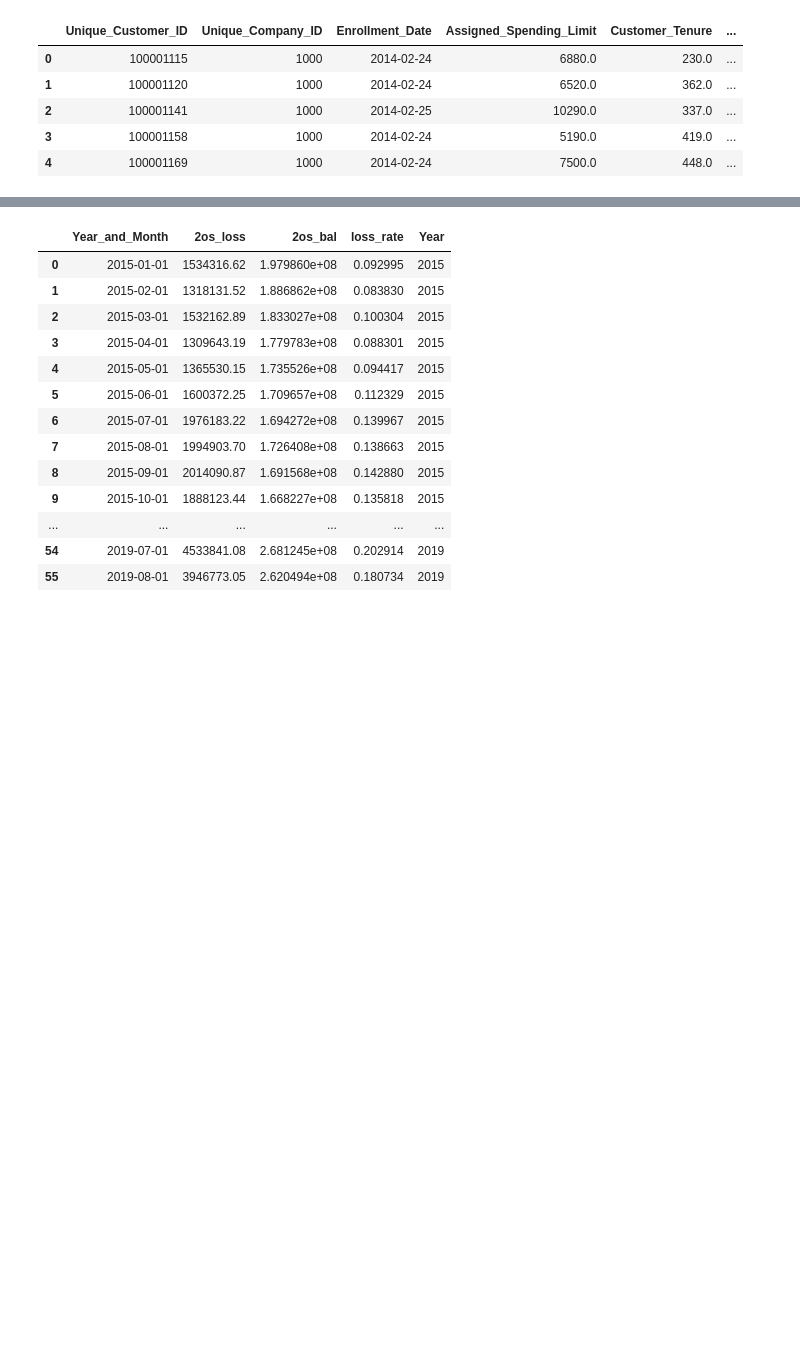
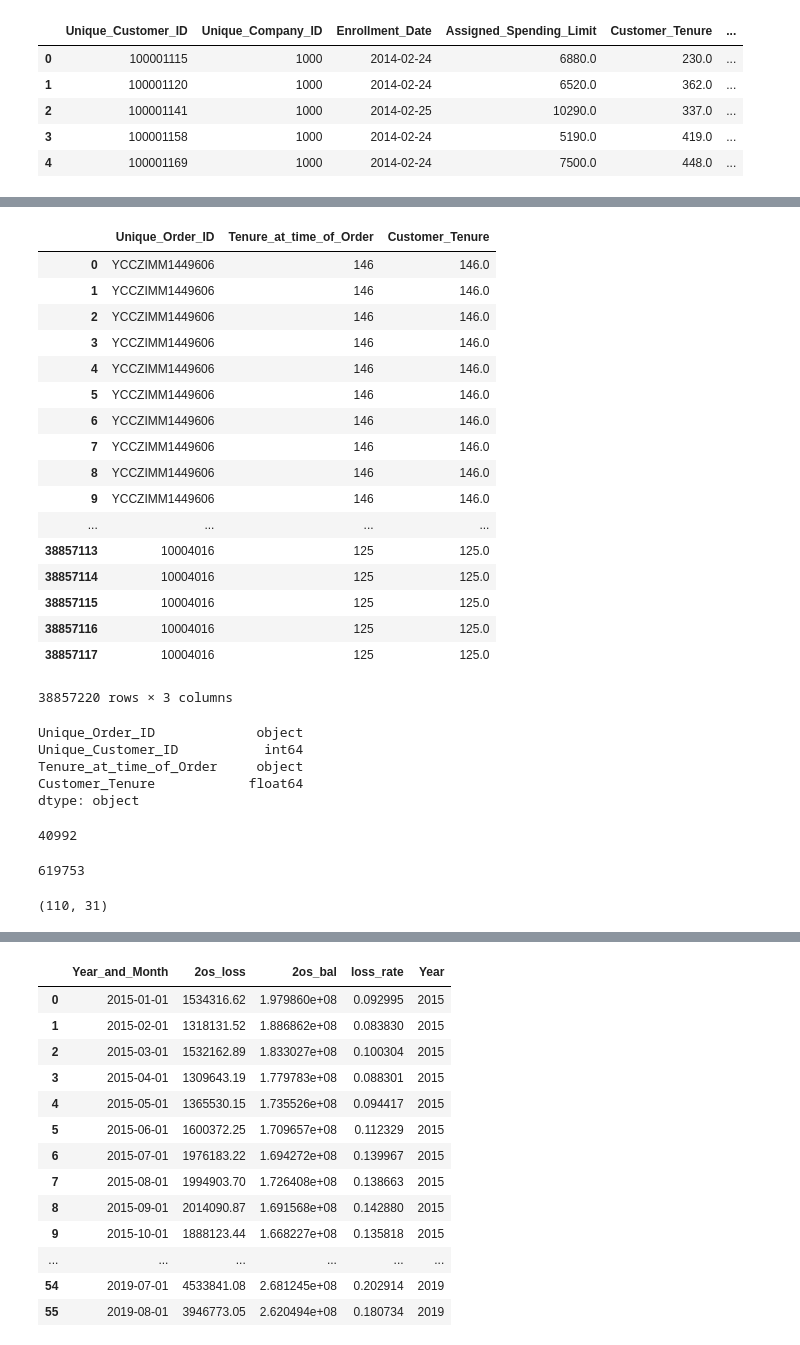
Before and after one commit to XuetingS/PP, a Jupyter notebook: src/Vertical Loss.ipynb, the cells around one changed output, grey strips where cells are left out. Cells and saved outputs as stored; diff of their text form; code cells hidden in the pictures; blank space fills up the shorter version.

```diff
--- a/src/Vertical Loss.ipynb
+++ b/src/Vertical Loss.ipynb
@@ -143,0 +288,29 @@ Perf = Perf.merge(Customer, how='left',on='Unique_Customer_ID')
+# %%
+Perf[['Unique_Order_ID','Unique_Customer_ID','Tenure_at_time_of_Order','Customer_Tenure']]
+# %% [output]
+|  | Unique_Order_ID | Tenure_at_time_of_Order | Customer_Tenure |
+| 0 | YCCZIMM1449606 | 146 | 146.0 |
+| 1 | YCCZIMM1449606 | 146 | 146.0 |
+| 2 | YCCZIMM1449606 | 146 | 146.0 |
+| 3 | YCCZIMM1449606 | 146 | 146.0 |
+| 4 | YCCZIMM1449606 | 146 | 146.0 |
+| 5 | YCCZIMM1449606 | 146 | 146.0 |
+| 6 | YCCZIMM1449606 | 146 | 146.0 |
+| 7 | YCCZIMM1449606 | 146 | 146.0 |
+| 8 | YCCZIMM1449606 | 146 | 146.0 |
+| 9 | YCCZIMM1449606 | 146 | 146.0 |
+| ... | ... | ... | ... |
+| 38857113 | 10004016 | 125 | 125.0 |
+| 38857114 | 10004016 | 125 | 125.0 |
+| 38857115 | 10004016 | 125 | 125.0 |
+| 38857116 | 10004016 | 125 | 125.0 |
+| 38857117 | 10004016 | 125 | 125.0 |
+38857220 rows × 3 columns
+# %%
+Perf[['Unique_Order_ID','Unique_Customer_ID','Tenure_at_time_of_Order','Customer_Tenure']].dtypes
+# %% [output]
+Unique_Order_ID             object
+Unique_Customer_ID           int64
+Tenure_at_time_of_Order     object
+Customer_Tenure            float64
+dtype: object
@@ -143,0 +320,12 @@ Perf = Perf.merge(Customer, how='left',on='Unique_Customer_ID')
+# %%
+list(Perf[Perf['Tenure_at_time_of_Order'].isnull()]['Unique_Customer_ID'].unique())
+# %% [output]
+40992
+# %%
+Customer.shape[0]
+# %% [output]
+619753
+# %%
+Customer[Customer['Customer_Tenure'].isnull()].shape
+# %% [output]
+(110, 31)
```
Also changed, not shown: parts of 39 cells of this notebook.
